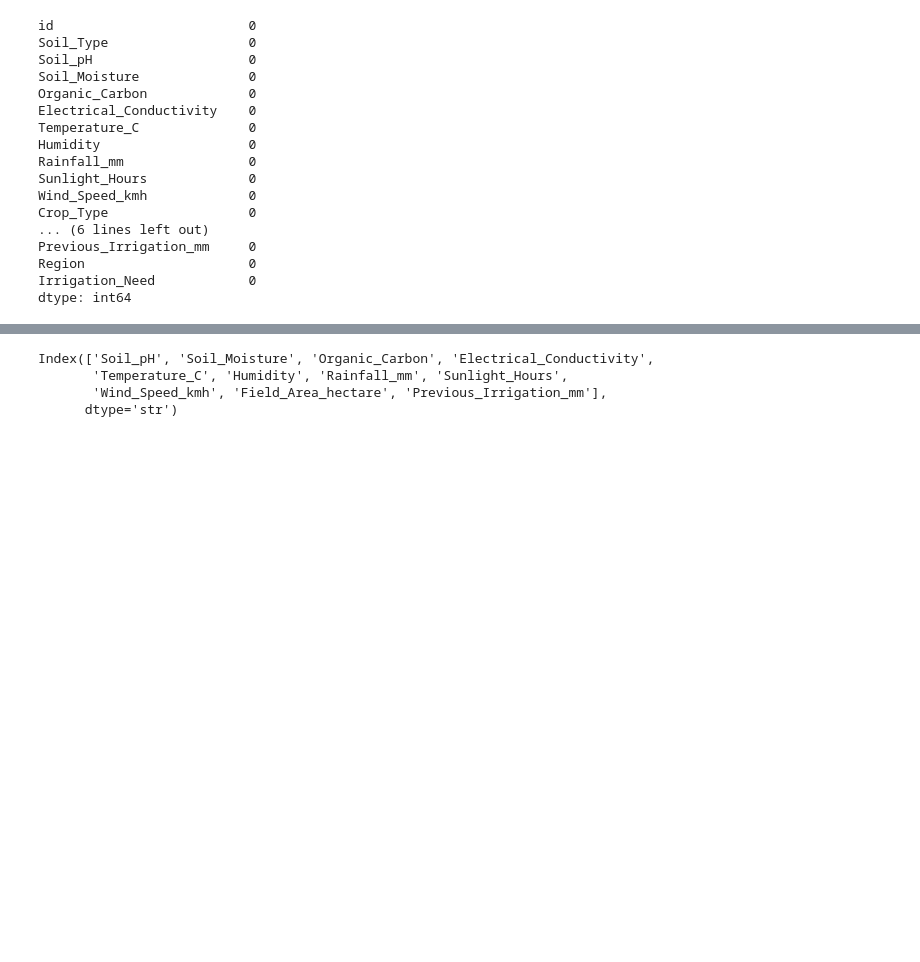
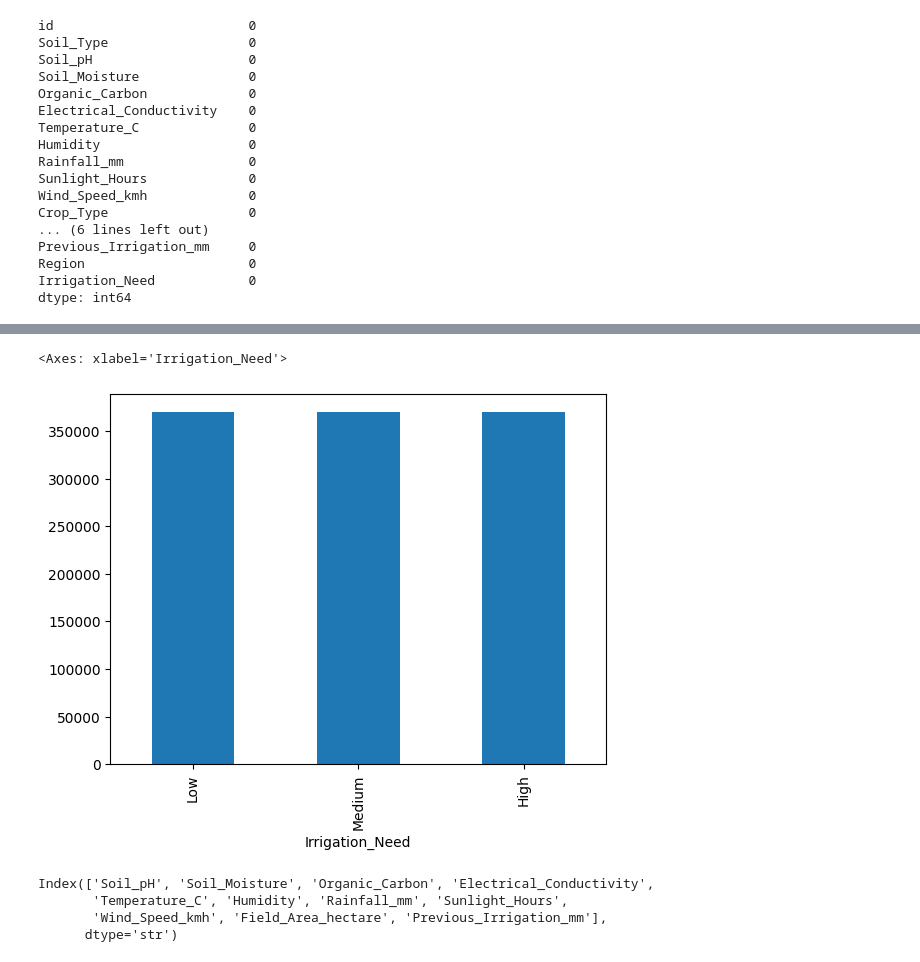
Before and after one commit to ryanmcgreevy/kaggle, a Jupyter notebook: playground-s6ep4/explore.ipynb, the cells around one changed output, grey strips where cells are left out. Cells and saved outputs as stored; diff of their text form; code cells hidden in the pictures; blank space fills up the shorter version.

Commit message:
added balanced data set code

```diff
--- a/playground-s6ep4/explore.ipynb
+++ b/playground-s6ep4/explore.ipynb
@@ -42,3 +48,28 @@ dtype: int64
+# %%
+
+
+from sklearn.utils import resample
+
+df_tv_majority = df_tv[df_tv['Irrigation_Need'] == counts.keys()[0]]
+df_tv_mid = df_tv[df_tv['Irrigation_Need'] == counts.keys()[1]]
+df_tv_minority = df_tv[df_tv['Irrigation_Need'] == counts.keys()[2]]
+# Oversample minority class
+minority_upsampled = resample(df_tv_minority,
+                              replace=True,  # Sample with replacement
+                              n_samples=len(df_tv_majority),  # Equalize class sizes
+                              random_state=42)
+# Oversample mid class
+mid_upsampled = resample(df_tv_mid,
+                         replace=True,  # Sample with replacement
+                         n_samples=len(df_tv_majority),  # Equalize class sizes
+                         random_state=42)
+df_balanced = pd.concat([df_tv_majority, mid_upsampled, minority_upsampled])
+
+counts = df_balanced['Irrigation_Need'].value_counts()
+counts.plot(kind='bar')
+# %% [output]
+<Axes: xlabel='Irrigation_Need'>
+[figure, added]
 # %%
 continous_variables = df_tv.select_dtypes(['float64']).columns
 continous_variables
```
Also changed, not shown: parts of 10 cells of this notebook.
